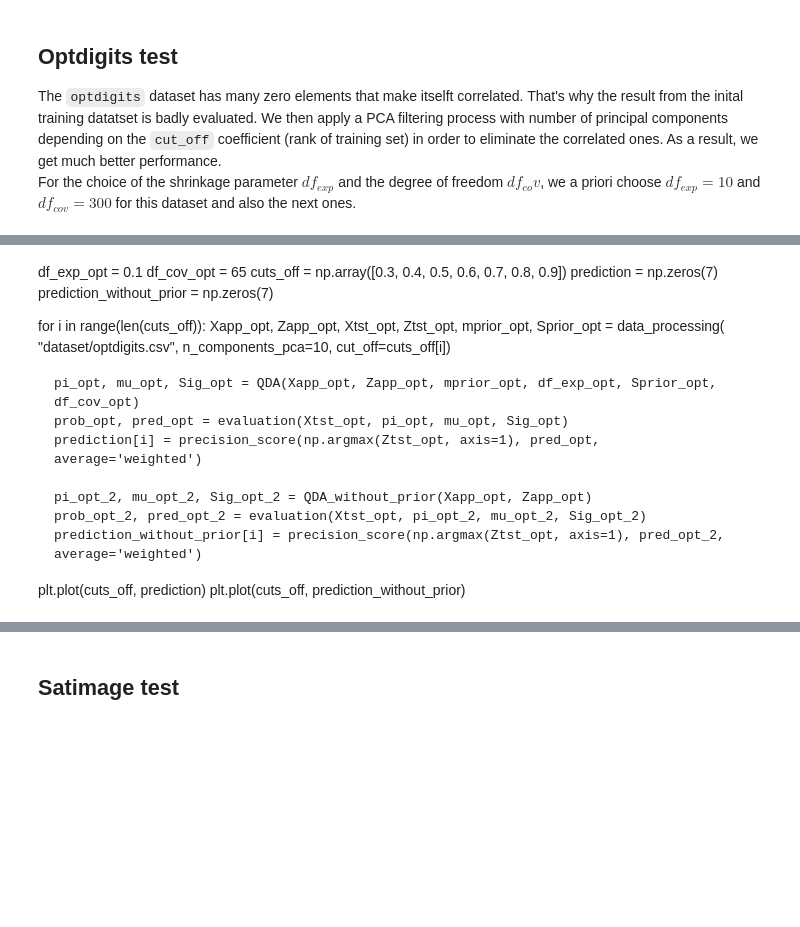
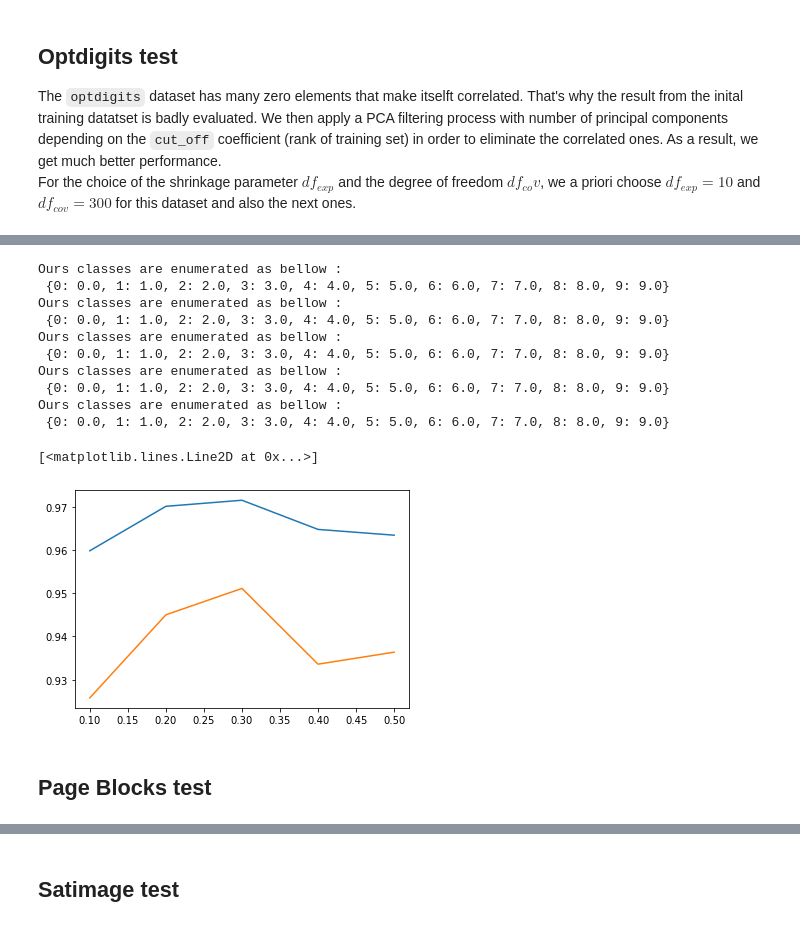
Before and after one commit to huydungasd/AOS1_project, a Jupyter notebook: Project.ipynb, the cells around one changed output, grey strips where cells are left out. Cells and saved outputs as stored; diff of their text form; code cells hidden in the pictures; blank space fills up the shorter version.

```diff
--- a/Project.ipynb
+++ b/Project.ipynb
@@ -131,11 +131,12 @@ def data_processing(file_url, n_components_pca=None, test_size=0.3):
 The `optdigits` dataset has many zero elements that make itselft correlated. That's why the result from the inital training datatset is badly evaluated. We then apply a PCA filtering process with number of principal components depending on the `cut_off` coefficient (rank of training set) in order to eliminate the correlated ones. As a result, we get much better performance. <br>
 For the choice of the shrinkage parameter $df_{exp}$ and the degree of freedom $df_{co}v$, we a priori choose $df_{exp} = 10$ and $df_{cov} = 300$ for this dataset and also the next ones.
 # %%
-df_exp_opt = 0.1
-df_cov_opt = 65
-
 Xapp_opt, Zapp_opt, Xtst_opt, Ztst_opt, mprior_opt, Sprior_opt = data_processing(
                                             "dataset/optdigits.csv", n_components_pca=20)
+
+df_exp_opt = 0.1
+df_cov_opt = Xapp_opt.shape[1] + 1
+
 pi_opt, mu_opt, Sig_opt = QDA(Xapp_opt, Zapp_opt, mprior_opt, df_exp_opt, Sprior_opt, df_cov_opt)
 prob_opt, pred_opt = evaluation(Xtst_opt, pi_opt, mu_opt, Sig_opt)
 
@@ -188,22 +189,38 @@ print('\n\n', precision_score(np.argmax(Ztst_opt, axis=1), pred_opt_2, average='
-# %% [markdown]
-df_exp_opt = 0.1
-df_cov_opt = 65
-cuts_off = np.array([0.3, 0.4, 0.5, 0.6, 0.7, 0.8, 0.9])
-prediction = np.zeros(7)
-prediction_without_prior = np.zeros(7)
-
-for i in range(len(cuts_off)):
-    Xapp_opt, Zapp_opt, Xtst_opt, Ztst_opt, mprior_opt, Sprior_opt = data_processing(
-                                            "dataset/optdigits.csv", n_components_pca=10, cut_off=cuts_off[i])
-
-    pi_opt, mu_opt, Sig_opt = QDA(Xapp_opt, Zapp_opt, mprior_opt, df_exp_opt, Sprior_opt, df_cov_opt)
-    prob_opt, pred_opt = evaluation(Xtst_opt, pi_opt, mu_opt, Sig_opt)
-    prediction[i] = precision_score(np.argmax(Ztst_opt, axis=1), pred_opt, average='weighted')
-
-    pi_opt_2, mu_opt_2, Sig_opt_2 = QDA_without_prior(Xapp_opt, Zapp_opt)
-    prob_opt_2, pred_opt_2 = evaluation(Xtst_opt, pi_opt_2, mu_opt_2, Sig_opt_2)
-    prediction_without_prior[i] = precision_score(np.argmax(Ztst_opt, axis=1), pred_opt_2, average='weighted')
-
-plt.plot(cuts_off, prediction)
-plt.plot(cuts_off, prediction_without_prior)
+# %%
+df_exp_opt = 0.1
+df_cov_opt = Xapp_opt.shape[1] + 1
+cuts_off = np.array([0.1, 0.2, 0.3, 0.4, 0.5])
+prediction = np.zeros(len(cuts_off))
+prediction_without_prior = np.zeros(len(cuts_off))
+
+for i in range(len(cuts_off)):
+    Xapp_opt, Zapp_opt, Xtst_opt, Ztst_opt, mprior_opt, Sprior_opt = data_processing(
+                                            "dataset/optdigits.csv", n_components_pca=10, test_size=cuts_off[i])
+
+    pi_opt, mu_opt, Sig_opt = QDA(Xapp_opt, Zapp_opt, mprior_opt, df_exp_opt, Sprior_opt, df_cov_opt)
+    prob_opt, pred_opt = evaluation(Xtst_opt, pi_opt, mu_opt, Sig_opt)
+    prediction[i] = precision_score(np.argmax(Ztst_opt, axis=1), pred_opt, average='weighted')
+
+    pi_opt_2, mu_opt_2, Sig_opt_2 = QDA_without_prior(Xapp_opt, Zapp_opt)
+    prob_opt_2, pred_opt_2 = evaluation(Xtst_opt, pi_opt_2, mu_opt_2, Sig_opt_2)
+    prediction_without_prior[i] = precision_score(np.argmax(Ztst_opt, axis=1), pred_opt_2, average='weighted')
+
+plt.plot(cuts_off, prediction)
+plt.plot(cuts_off, prediction_without_prior)
+plt.legend(["prior", "without_prior"])
+# %% [output]
+Ours classes are enumerated as bellow :
+ {0: 0.0, 1: 1.0, 2: 2.0, 3: 3.0, 4: 4.0, 5: 5.0, 6: 6.0, 7: 7.0, 8: 8.0, 9: 9.0}
+Ours classes are enumerated as bellow :
+ {0: 0.0, 1: 1.0, 2: 2.0, 3: 3.0, 4: 4.0, 5: 5.0, 6: 6.0, 7: 7.0, 8: 8.0, 9: 9.0}
+Ours classes are enumerated as bellow :
+ {0: 0.0, 1: 1.0, 2: 2.0, 3: 3.0, 4: 4.0, 5: 5.0, 6: 6.0, 7: 7.0, 8: 8.0, 9: 9.0}
+Ours classes are enumerated as bellow :
+ {0: 0.0, 1: 1.0, 2: 2.0, 3: 3.0, 4: 4.0, 5: 5.0, 6: 6.0, 7: 7.0, 8: 8.0, 9: 9.0}
+Ours classes are enumerated as bellow :
+ {0: 0.0, 1: 1.0, 2: 2.0, 3: 3.0, 4: 4.0, 5: 5.0, 6: 6.0, 7: 7.0, 8: 8.0, 9: 9.0}
+[<matplotlib.lines.Line2D at 0x...>]
+[figure, added]
+# %% [markdown]
+## Page Blocks test
 # %%
```
Also changed, not shown: parts of 11 cells of this notebook.
